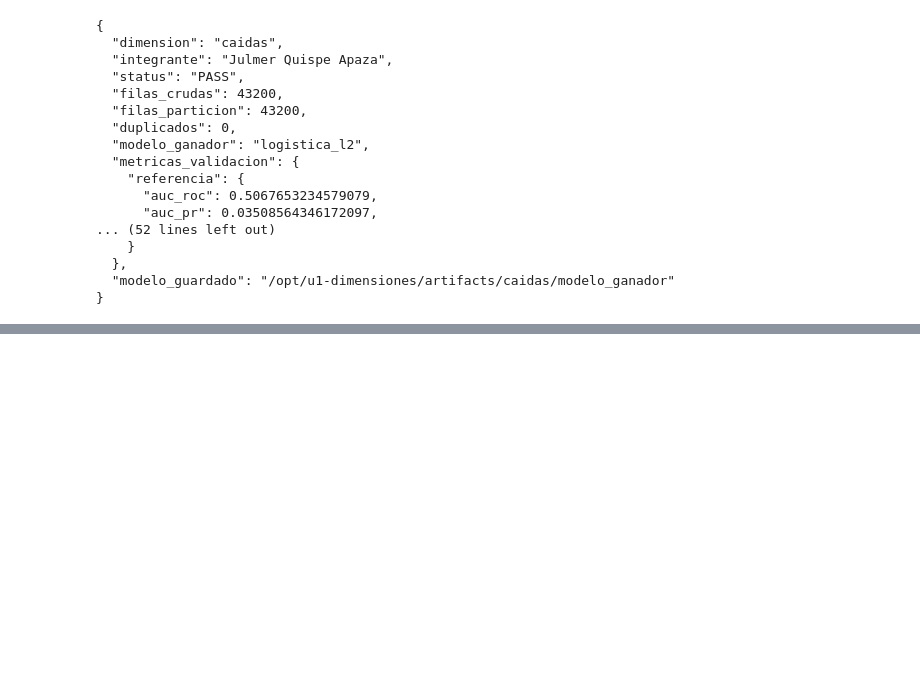
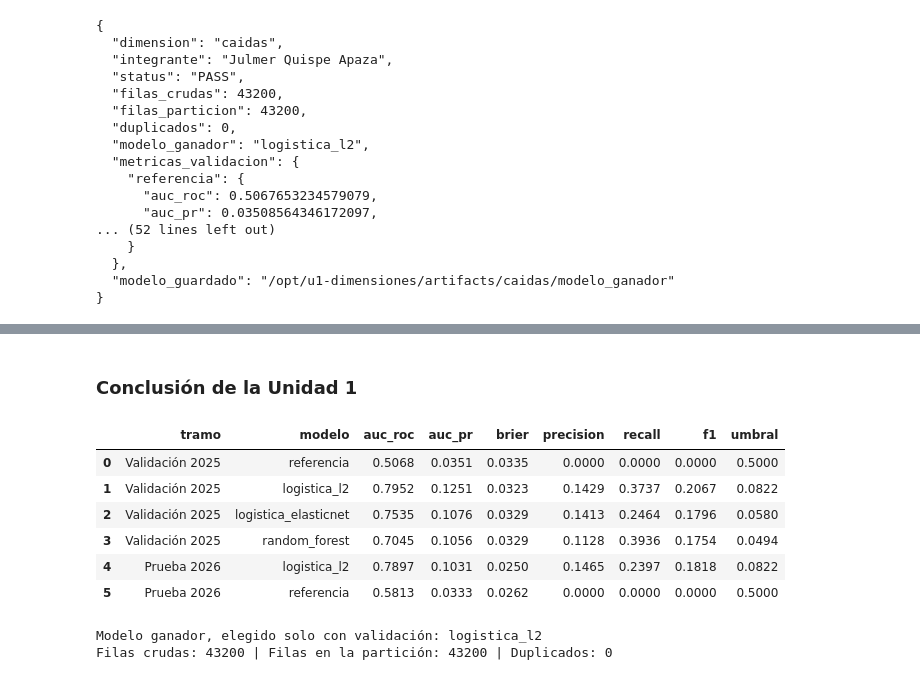
Before and after one commit to Milagros-hp/BigData-BTC-SOL, a Jupyter notebook: pyspark/sesiones/u1-dimensiones/02_caidas.ipynb, the cells around one changed output, grey strips where cells are left out. Drawn from its saved outputs; the diff is of its cells as text; code cells hidden in the pictures; blank space fills up the shorter version.

```diff
--- a/pyspark/sesiones/u1-dimensiones/02_caidas.ipynb
+++ b/pyspark/sesiones/u1-dimensiones/02_caidas.ipynb
@@ -498,0 +524,21 @@ Guardo el que ganó en validación, no el primero que entrené, y lo recargo con
+# %% [markdown]
+### Conclusión de la Unidad 1
+# %%
+# Conclusión medida: se calcula de esta ejecución, no se escribe a mano.
+_filas = []
+for _tramo, _clave in (("Validación 2025", "metricas_validacion"), ("Prueba 2026", "metricas_prueba")):
+    for _modelo, _valores in verificacion[_clave].items():
+        _filas.append({"tramo": _tramo, "modelo": _modelo, **_valores})
+display(pd.DataFrame(_filas).round(4))
+print("Modelo ganador, elegido solo con validación:", verificacion["modelo_ganador"])
+print("Filas crudas:", verificacion["filas_crudas"], "| Filas en la partición:", verificacion["filas_particion"], "| Duplicados:", verificacion["duplicados"])
+# %% [output]
+|  | tramo | modelo | auc_roc | auc_pr | brier | precision | recall | f1 | umbral |
+| 0 | Validación 2025 | referencia | 0.5068 | 0.0351 | 0.0335 | 0.0000 | 0.0000 | 0.0000 | 0.5000 |
+| 1 | Validación 2025 | logistica_l2 | 0.7952 | 0.1251 | 0.0323 | 0.1429 | 0.3737 | 0.2067 | 0.0822 |
+| 2 | Validación 2025 | logistica_elasticnet | 0.7535 | 0.1076 | 0.0329 | 0.1413 | 0.2464 | 0.1796 | 0.0580 |
+| 3 | Validación 2025 | random_forest | 0.7045 | 0.1056 | 0.0329 | 0.1128 | 0.3936 | 0.1754 | 0.0494 |
+| 4 | Prueba 2026 | logistica_l2 | 0.7897 | 0.1031 | 0.0250 | 0.1465 | 0.2397 | 0.1818 | 0.0822 |
+| 5 | Prueba 2026 | referencia | 0.5813 | 0.0333 | 0.0262 | 0.0000 | 0.0000 | 0.0000 | 0.5000 |
+Modelo ganador, elegido solo con validación: logistica_l2
+Filas crudas: 43200 | Filas en la partición: 43200 | Duplicados: 0
```
Also changed, not shown: parts of 11 cells of this notebook, 43 other files.
